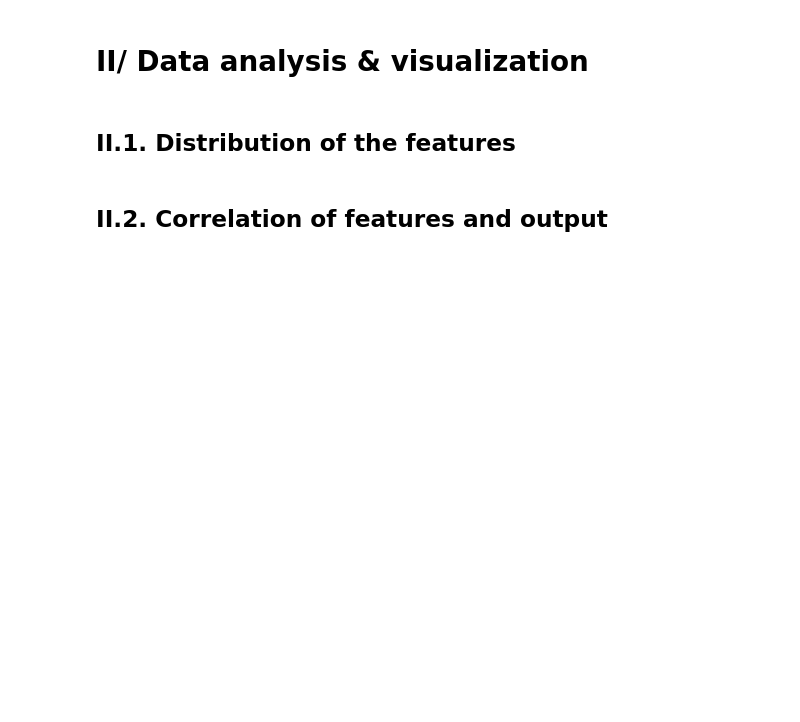
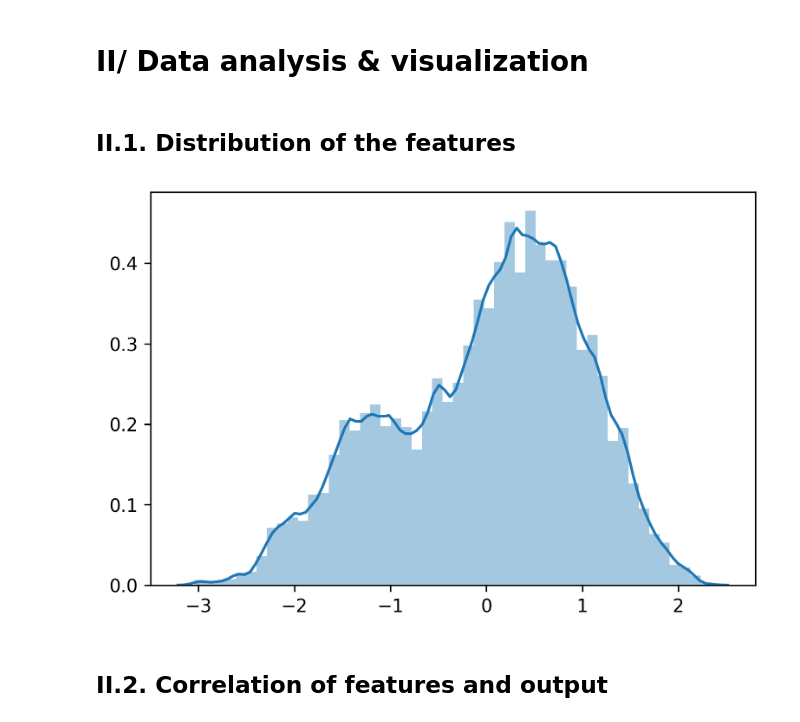
Before and after one commit to TheoMoins/INF8111-Assignment, a Jupyter notebook: 02/notebook.ipynb, the cells around one changed output. Drawn from its saved outputs; the diff is of its cells as text; code cells hidden in the pictures; blank space fills up the shorter version.

```diff
--- a/02/notebook.ipynb
+++ b/02/notebook.ipynb
@@ -187,7 +231,7 @@ print(sum(['1' in d[-1] for d in missing]))
 Let's remove the samples with missing values as only one hundred have label 1.
 # %%
 def convert_type(data):
-    return np.asarray(
-        [[float(v.replace(",", ".")) for v in d] for d in data if "" not in d])
+    return np.asarray([[float(v.replace(",", ".")) for v in d] for d in data
+                       if "" not in d])
 # %%
 data = convert_type(data)
@@ -235,2 +255,0 @@ def normalization_features(data, indices):
-# %%
-data = normalization_features(data, indices_continuous_features)
@@ -237,3 +272,12 @@ data = normalization_features(data, indices_continuous_features)
+# %%
+y_index = np.where(header == "Withdrawals")
+l_index = np.where(header == "Volume")
+
+y = data[:, y_index].reshape(-1)
+label = data[:, l_index].reshape(-1)
+x = np.delete(data, (y_index, l_index), 1)
+
+header = np.delete(header, (y_index, l_index))
 # %% [markdown]
 # II/ Data analysis & visualization
 # %%
@@ -255,3 +288,16 @@ def plot_features(header, data):
+# %%
+def plot_feature(header, x, feature_name):
+    assert feature_name in header, "Index of {} does not exist".format(
+        feature_name)
+    index = np.where(header == feature_name)
+
+    plt.figure(figsize=(6, 4), dpi=300)
+    sns.distplot(x[:, index])
+    plt.show()
+# %%
+plot_feature(header, x, "Temperature (°C)")
+# %% [output]
+[figure, added]
 # %% [markdown]
 ## II.2. Correlation of features and output
 # %% [markdown]
```
Also changed, not shown: parts of 47 cells of this notebook.
